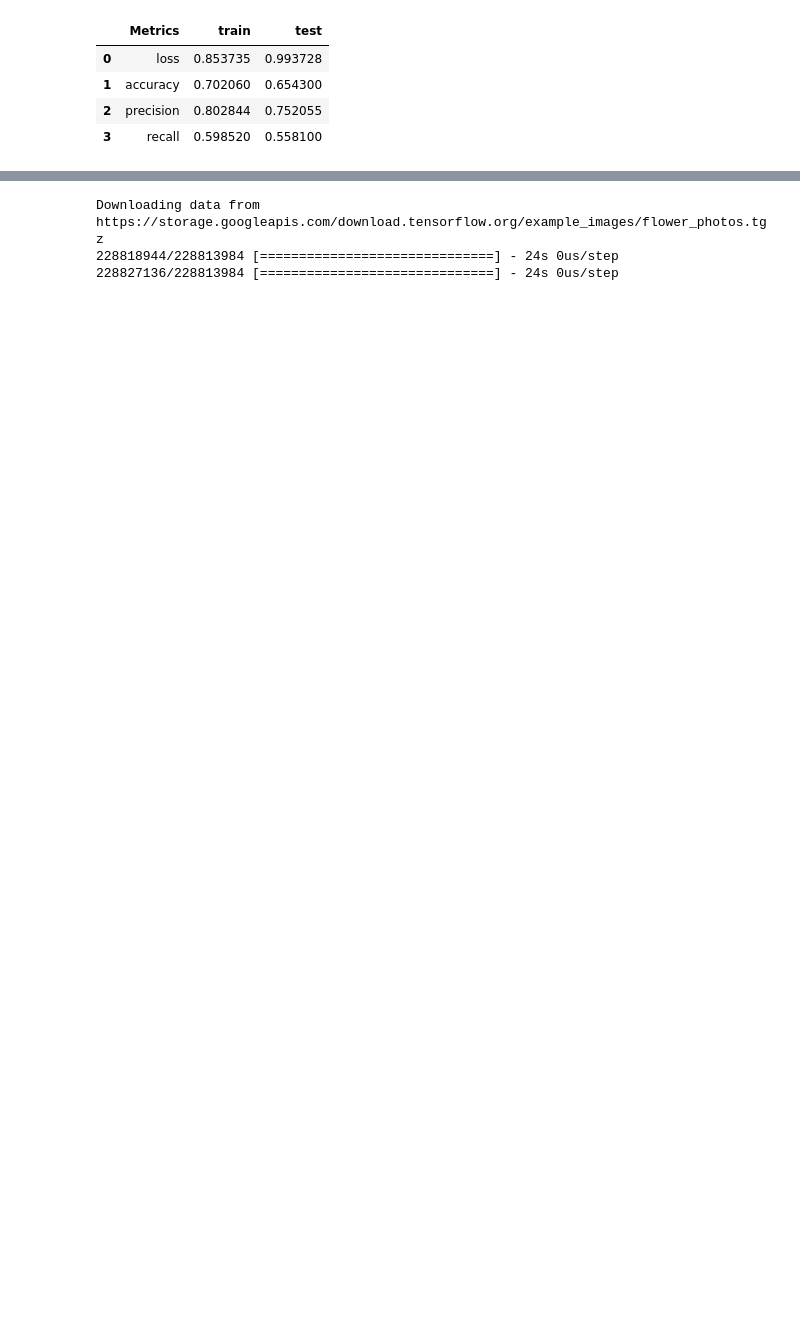
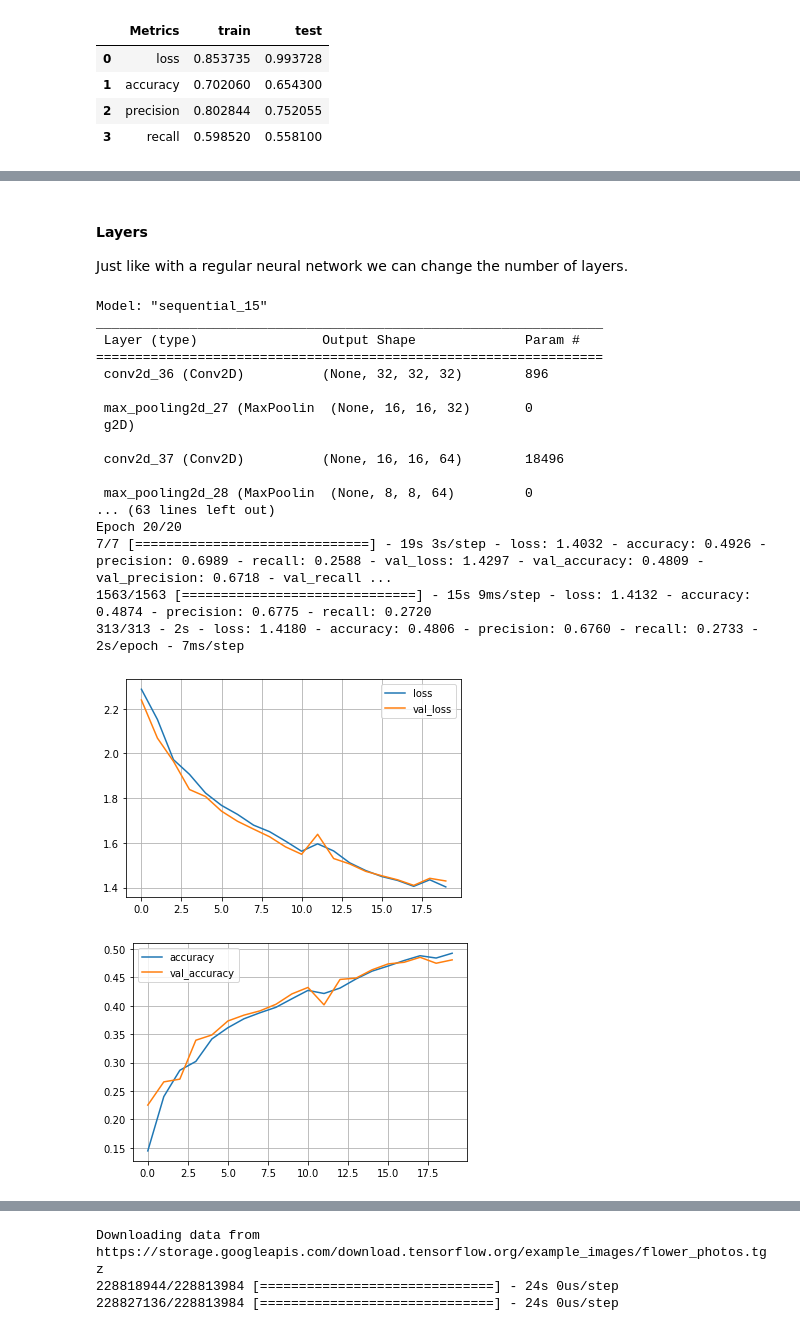
Before and after one commit to allyryry/3950_Workbooks, a Jupyter notebook: keras_images_sol.ipynb, the cells around one changed output, grey strips where cells are left out. Saved outputs shown, nothing was run; the diff lists cells and outputs as text; code cells hidden in the pictures; blank space fills up the shorter version.

```diff
--- a/keras_images_sol.ipynb
+++ b/keras_images_sol.ipynb
@@ -351,0 +458,55 @@ metric_df.head()
+# %% [markdown]
+#### Layers
+
+Just like with a regular neural network we can change the number of layers.
+# %%
+# Layers
+model = Sequential()
+model.add(Conv2D(32, (3, 3), activation='relu', input_shape=(32, 32, 3), padding="same"))
+model.add(MaxPooling2D((2, 2)))
+model.add(Conv2D(32, (3, 3), activation='relu', padding="same"))
+model.add(MaxPooling2D((2, 2)))
+model.add(Conv2D(32, (3, 3), activation='relu', padding="same"))
+model.add(MaxPooling2D((2, 2)))
+model.add(Conv2D(32, (3, 3), activation='relu', padding="same"))
+model.add(MaxPooling2D((2, 2)))
+model.add(Conv2D(32, (3, 3), activation='relu', padding="same"))
+model.add(MaxPooling2D((2, 2)))
+model.add(Conv2D(32, (3, 3), activation='relu', padding="same"))
+model.add(MaxPooling2D((2, 2)))
+model.add(Conv2D(32, (3, 3), activation='relu', padding="same"))
+model.add(MaxPooling2D((2, 2)))
+
+model.add(Flatten())
+model.add(Dense(64, activation='relu'))
+model.add(Dense(10, activation="softmax"))
+model.summary()
+
+callback = EarlyStopping(monitor='loss', patience=5, restore_best_weights=True)
+
+model.compile(loss="categorical_crossentropy", optimizer="adam", metrics=metric_list)
+train_log = model.fit(X_train, y_train, epochs=20, batch_size=5000, validation_split=.3, verbose=1, callbacks=[callback])
+train_eval = model.evaluate(X_train, y_train)
+test_eval = model.evaluate(X_test, y_test, verbose=2)
+plot_loss(train_log)
+plot_acc(train_log)
+# %% [output]
+Model: "sequential_15"
+_________________________________________________________________
+ Layer (type)                Output Shape              Param #
+=================================================================
+ conv2d_36 (Conv2D)          (None, 32, 32, 32)        896
+
+ max_pooling2d_27 (MaxPoolin  (None, 16, 16, 32)       0
+ g2D)
+
+ conv2d_37 (Conv2D)          (None, 16, 16, 64)        18496
+
+ max_pooling2d_28 (MaxPoolin  (None, 8, 8, 64)         0
+... (63 lines left out)
+Epoch 20/20
+7/7 [==============================] - 19s 3s/step - loss: 1.4032 - accuracy: 0.4926 - precision: 0.6989 - recall: 0.2588 - val_loss: 1.4297 - val_accuracy: 0.4809 - val_precision: 0.6718 - val_recall ...
+1563/1563 [==============================] - 15s 9ms/step - loss: 1.4132 - accuracy: 0.4874 - precision: 0.6775 - recall: 0.2720
+313/313 - 2s - loss: 1.4180 - accuracy: 0.4806 - precision: 0.6760 - recall: 0.2733 - 2s/epoch - 7ms/step
+[figure, added]
+[figure, added]
```
Also changed, not shown: parts of 25 cells of this notebook, 1 other file.
